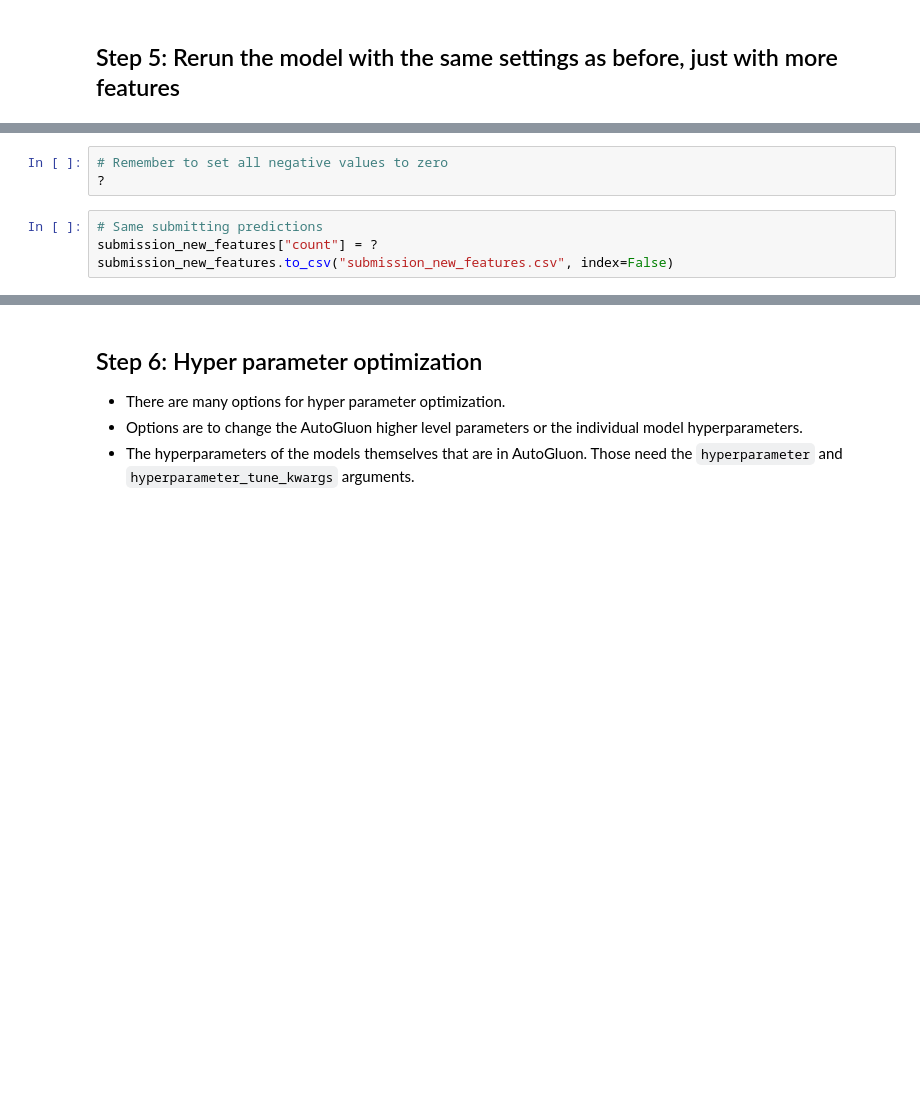
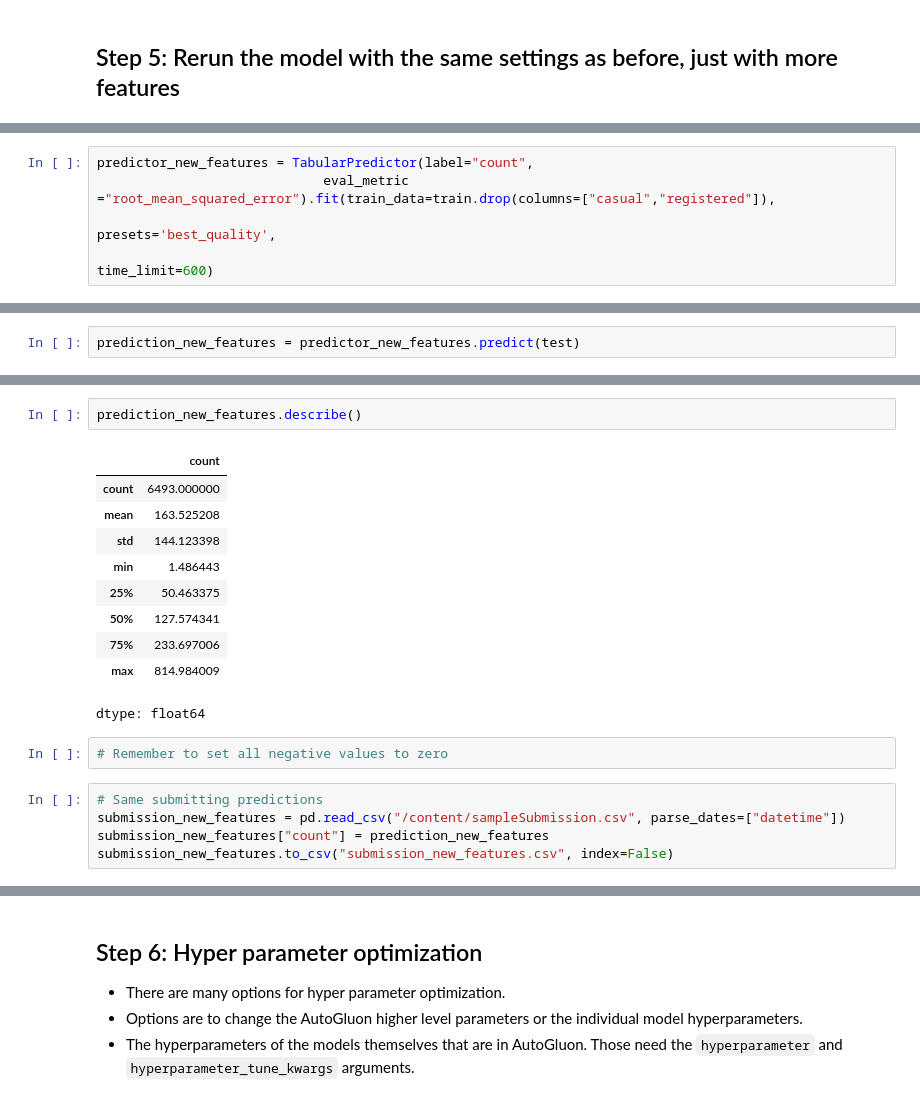
Before and after one commit to ayouboumy/udacity-first-project-starter, a Jupyter notebook: project/project-template.ipynb, the cells around one changed output, grey strips where cells are left out. Drawn from its saved outputs; the diff is of its cells as text; blank space fills up the shorter version.

```diff
--- a/project/project-template.ipynb
+++ b/project/project-template.ipynb
@@ -201,0 +448,5 @@ predictor_new_features = TabularPredictor(?).fit(?)
+# %%
+predictor_new_features = TabularPredictor(label="count",
+                             eval_metric ="root_mean_squared_error").fit(train_data=train.drop(columns=["casual","registered"]),
+                                                                                       presets='best_quality',
+                                                                                       time_limit=600)
@@ -203,0 +508,2 @@ predictor_new_features.fit_summary()
+# %%
+prediction_new_features = predictor_new_features.predict(test)
@@ -204,9 +520,22 @@ predictor_new_features.fit_summary()
+# %%
+prediction_new_features.describe()
+# %% [output]
+|  | count |
+| count | 6493.000000 |
+| mean | 163.525208 |
+| std | 144.123398 |
+| min | 1.486443 |
+| 25% | 50.463375 |
+| 50% | 127.574341 |
+| 75% | 233.697006 |
+| max | 814.984009 |
+dtype: float64
 # %%
 # Remember to set all negative values to zero
-?
 # %%
 # Same submitting predictions
-submission_new_features["count"] = ?
+submission_new_features = pd.read_csv("/content/sampleSubmission.csv", parse_dates=["datetime"])
+submission_new_features["count"] = prediction_new_features
 submission_new_features.to_csv("submission_new_features.csv", index=False)
 # %%
 !kaggle competitions submit -c bike-sharing-demand -f submission_new_features.csv -m "new features"
```
Also changed, not shown: parts of 33 cells of this notebook.
